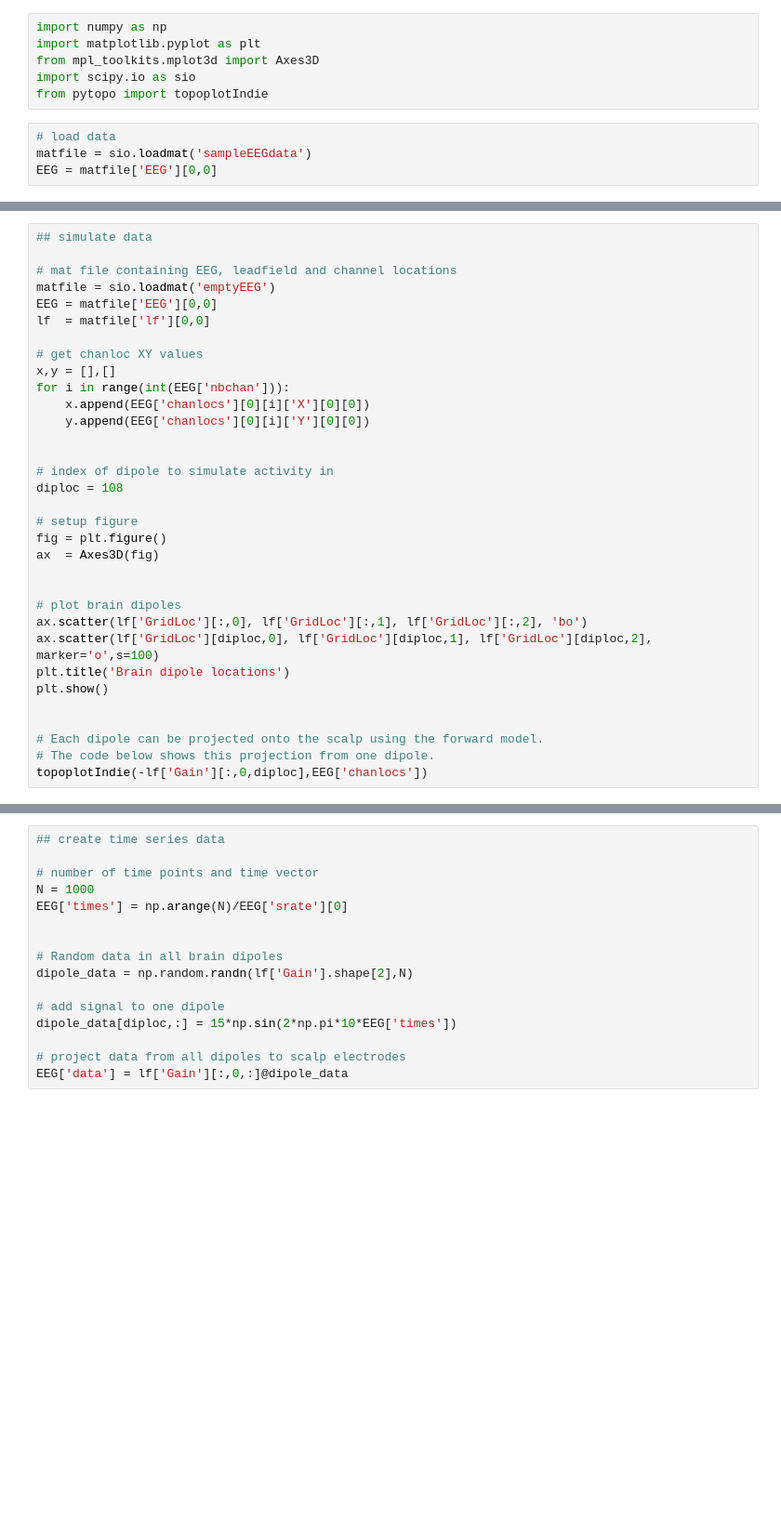
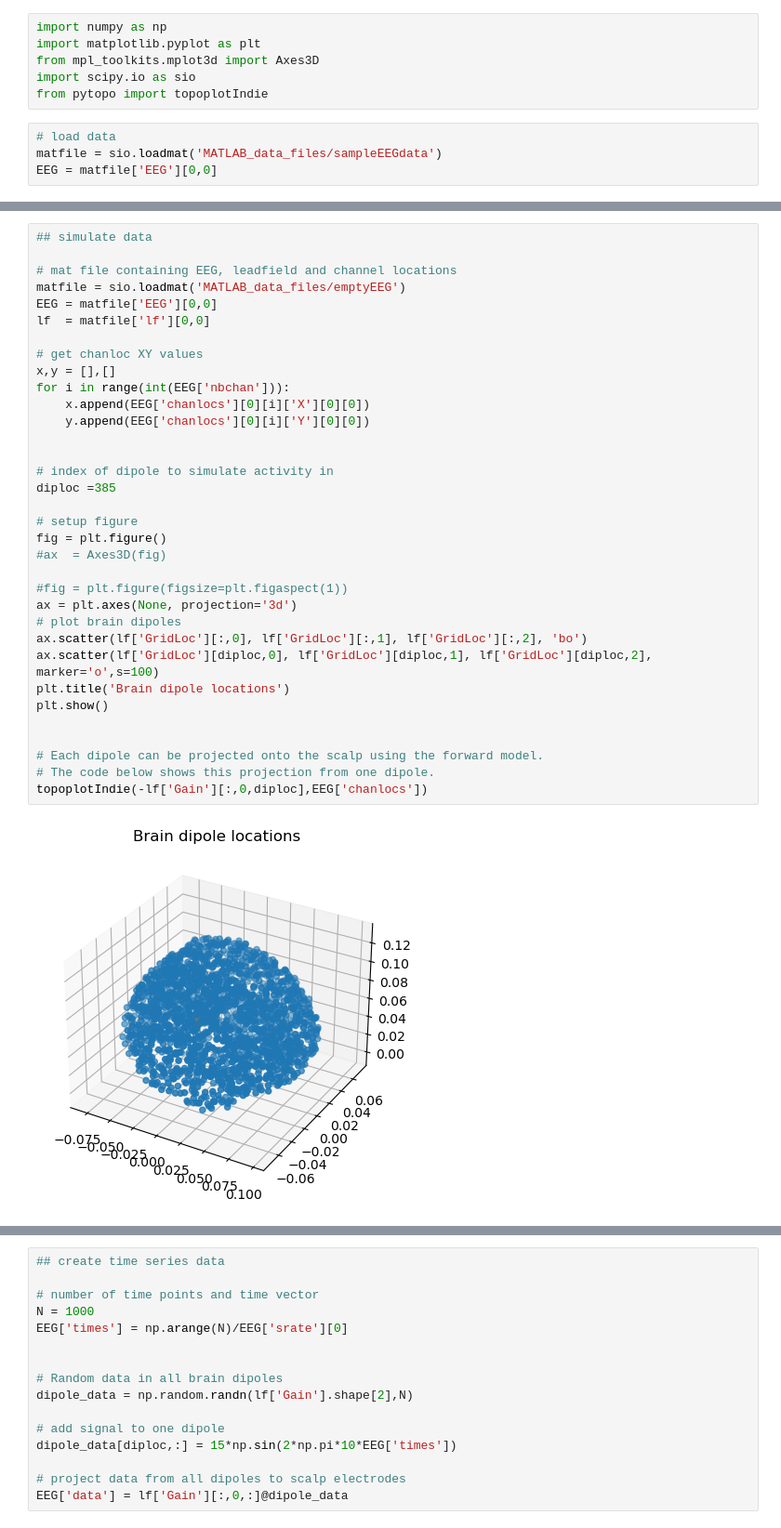
Before and after one commit to Rfsuther/PCA-multivariate-signal-processing, a Jupyter notebook: DRSS_covar_realSimulatedData.ipynb, the cells around one changed output, grey strips where cells are left out. Shown: that part at 93% size. Drawn from its saved outputs; the diff is of its cells as text; blank space fills up the shorter version.

```diff
--- a/DRSS_covar_realSimulatedData.ipynb
+++ b/DRSS_covar_realSimulatedData.ipynb
@@ -11,7 +11,7 @@ import scipy.io as sio
 from pytopo import topoplotIndie
 # %%
 # load data
-matfile = sio.loadmat('sampleEEGdata')
+matfile = sio.loadmat('MATLAB_data_files/sampleEEGdata')
 EEG = matfile['EEG'][0,0]
 # %%
 ## creating topographical maps
@@ -29,33 +31,36 @@ topoplotIndie( data, EEG['chanlocs'] ,title)
 # %%
 ## simulate data
 
 # mat file containing EEG, leadfield and channel locations
-matfile = sio.loadmat('emptyEEG')
+matfile = sio.loadmat('MATLAB_data_files/emptyEEG')
 EEG = matfile['EEG'][0,0]
 lf  = matfile['lf'][0,0]
 
 # get chanloc XY values
 x,y = [],[]
 for i in range(int(EEG['nbchan'])):
     x.append(EEG['chanlocs'][0][i]['X'][0][0])
     y.append(EEG['chanlocs'][0][i]['Y'][0][0])
 
 
 # index of dipole to simulate activity in
-diploc = 108
+diploc =385
 
 # setup figure
 fig = plt.figure()
-ax  = Axes3D(fig)
+#ax  = Axes3D(fig)
 
-
+#fig = plt.figure(figsize=plt.figaspect(1))
+ax = plt.axes(None, projection='3d')
 # plot brain dipoles
 ax.scatter(lf['GridLoc'][:,0], lf['GridLoc'][:,1], lf['GridLoc'][:,2], 'bo')
 ax.scatter(lf['GridLoc'][diploc,0], lf['GridLoc'][diploc,1], lf['GridLoc'][diploc,2], marker='o',s=100)
 plt.title('Brain dipole locations')
 plt.show()
 
 
 # Each dipole can be projected onto the scalp using the forward model.
 # The code below shows this projection from one dipole.
 topoplotIndie(-lf['Gain'][:,0,diploc],EEG['chanlocs'])
+# %% [output]
+[figure, added]
```
Also changed, not shown: parts of 3 cells of this notebook, 6 other files.
